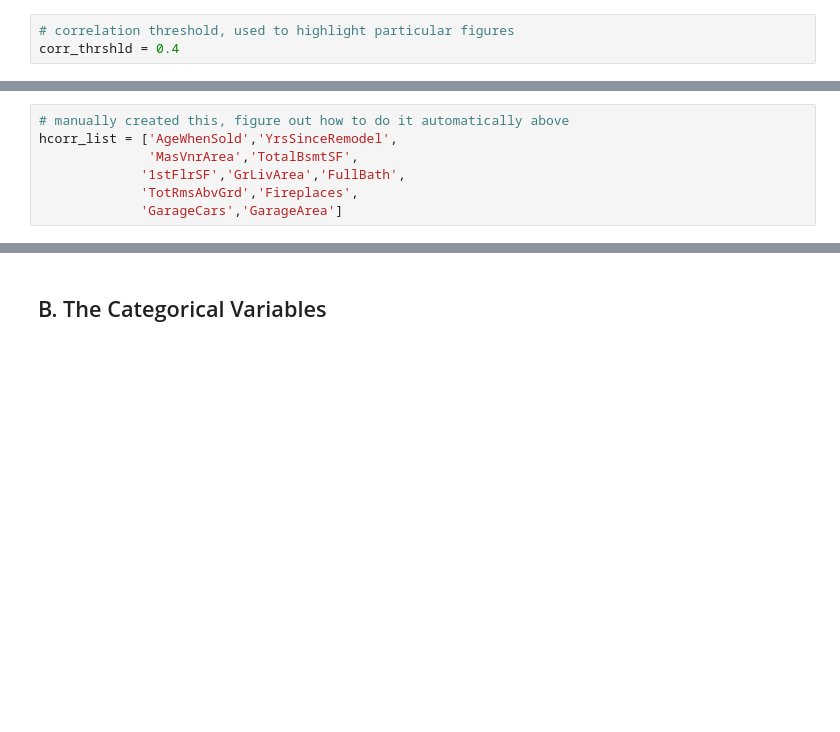
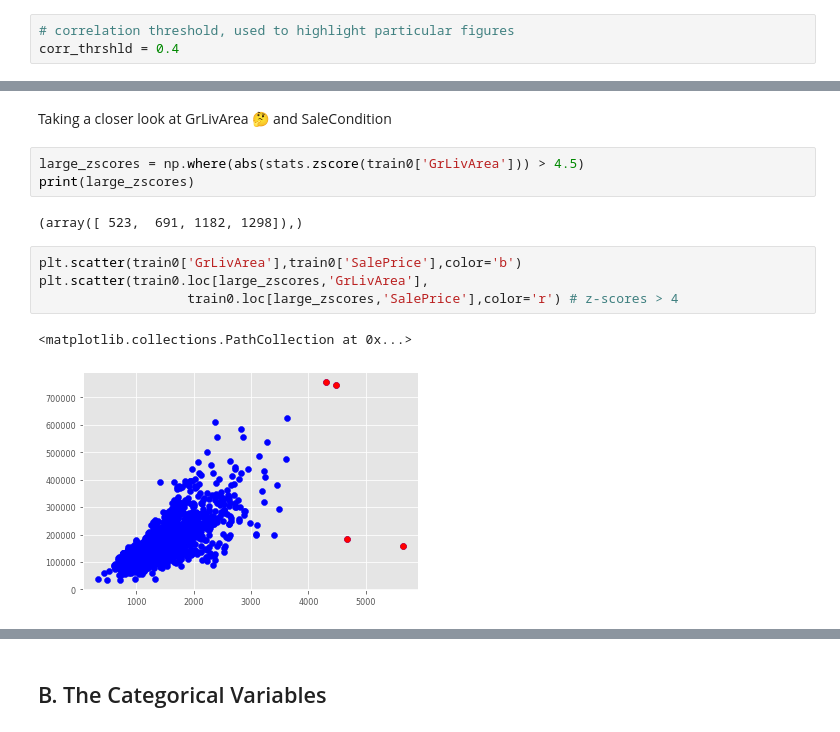
Before and after one commit to flyingcape/Ames_Iowa_HousePrices_Regression, a Jupyter notebook: EDA_Data_Cleaning.ipynb, the cells around one changed output, grey strips where cells are left out. Saved outputs shown, nothing was run; the diff lists cells and outputs as text; blank space fills up the shorter version.

```diff
--- a/EDA_Data_Cleaning.ipynb
+++ b/EDA_Data_Cleaning.ipynb
@@ -202,8 +207,15 @@ YrsSinceRemodel   -0.509079
 Name: SalePrice, dtype: float64
-# %%
-# manually created this, figure out how to do it automatically above
-hcorr_list = ['AgeWhenSold','YrsSinceRemodel',
-              'MasVnrArea','TotalBsmtSF',
-             '1stFlrSF','GrLivArea','FullBath',
-             'TotRmsAbvGrd','Fireplaces',
-             'GarageCars','GarageArea']
+# %% [markdown]
+Taking a closer look at GrLivArea 🤔 and SaleCondition
+# %%
+large_zscores = np.where(abs(stats.zscore(train0['GrLivArea'])) > 4.5)
+print(large_zscores)
+# %% [output]
+(array([ 523,  691, 1182, 1298]),)
+# %%
+plt.scatter(train0['GrLivArea'],train0['SalePrice'],color='b')
+plt.scatter(train0.loc[large_zscores,'GrLivArea'],
+                   train0.loc[large_zscores,'SalePrice'],color='r') # z-scores > 4
+# %% [output]
+<matplotlib.collections.PathCollection at 0x...>
+[figure, added]
```
Also changed, not shown: parts of 75 cells of this notebook, 3 other files.
